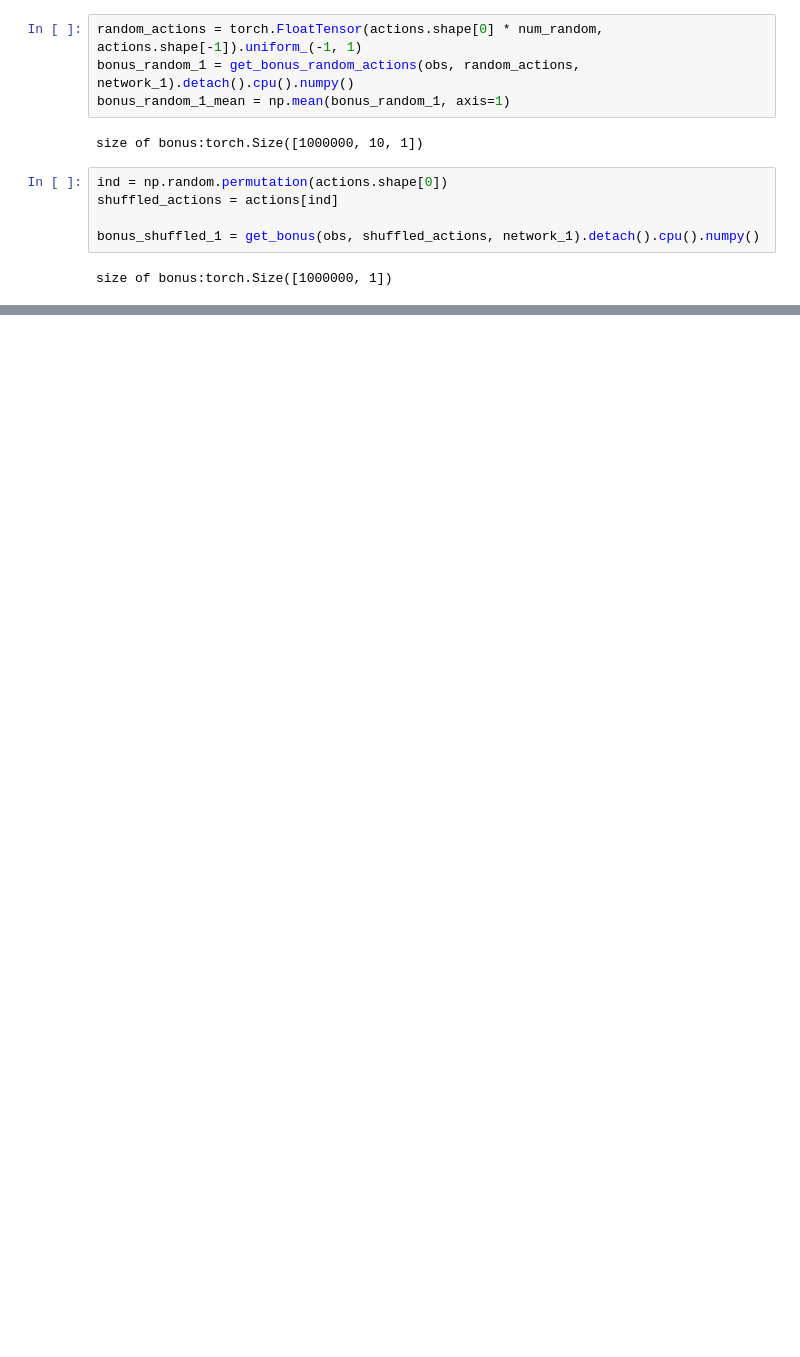
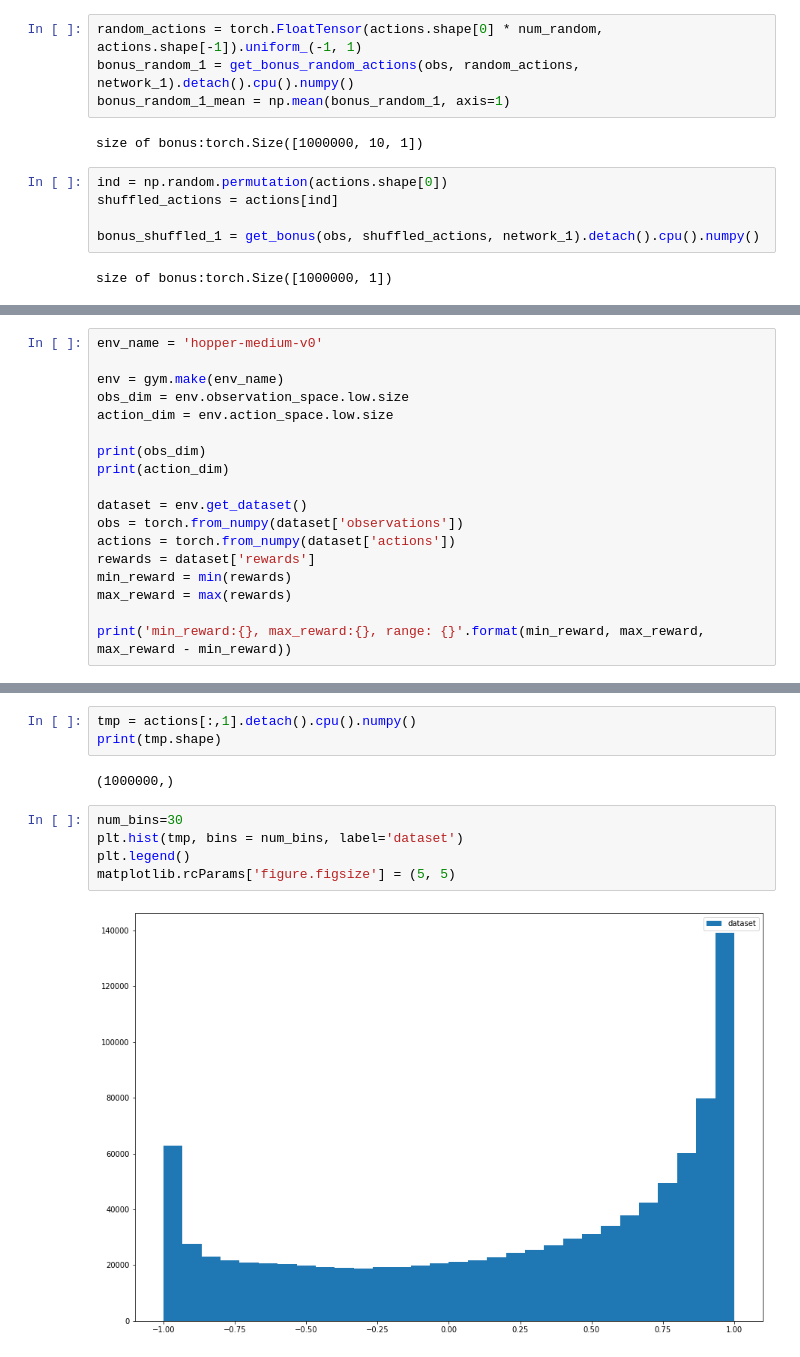
Before and after one commit to shidilrzf/continuous_rnd, a Jupyter notebook: sac/examples/notebooks/bonus_classifier.ipynb, the cells around one changed output, grey strips where cells are left out. Cells and saved outputs as stored; diff of their text form; blank space fills up the shorter version.

```diff
--- a/sac/examples/notebooks/bonus_classifier.ipynb
+++ b/sac/examples/notebooks/bonus_classifier.ipynb
@@ -257,0 +262,18 @@ Text(0.5, 0.98, 'normalized bonus with rho_1 and mean statistics')
+# %%
+env_name = 'hopper-medium-v0'
+
+env = gym.make(env_name)
+obs_dim = env.observation_space.low.size
+action_dim = env.action_space.low.size
+
+print(obs_dim)
+print(action_dim)
+
+dataset = env.get_dataset()
+obs = torch.from_numpy(dataset['observations'])
+actions = torch.from_numpy(dataset['actions'])
+rewards = dataset['rewards']
+min_reward = min(rewards)
+max_reward = max(rewards)
+
+print('min_reward:{}, max_reward:{}, range: {}'.format(min_reward, max_reward, max_reward - min_reward))
@@ -257,0 +291,12 @@ Text(0.5, 0.98, 'normalized bonus with rho_1 and mean statistics')
+# %%
+tmp = actions[:,1].detach().cpu().numpy()
+print(tmp.shape)
+# %% [output]
+(1000000,)
+# %%
+num_bins=30
+plt.hist(tmp, bins = num_bins, label='dataset')
+plt.legend()
+matplotlib.rcParams['figure.figsize'] = (5, 5)
+# %% [output]
+[figure, added]
```
Also changed, not shown: parts of 9 cells of this notebook.
